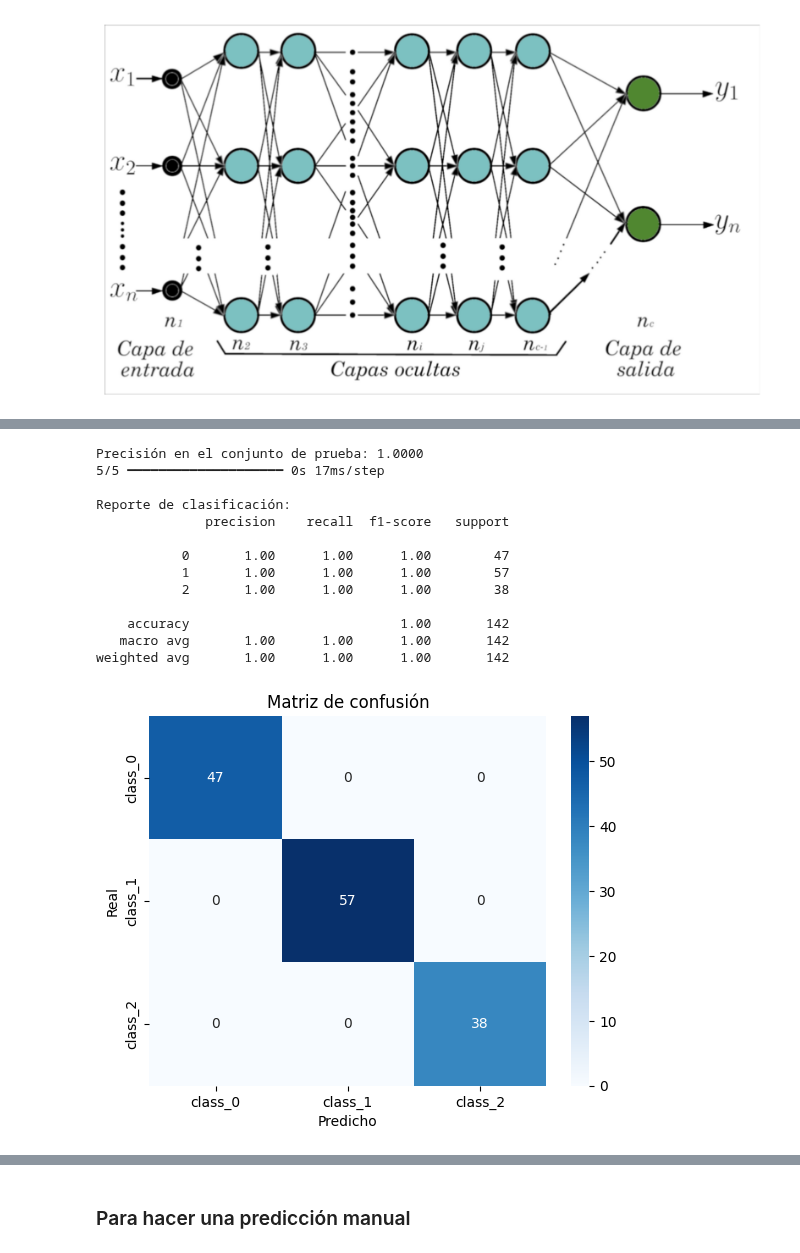
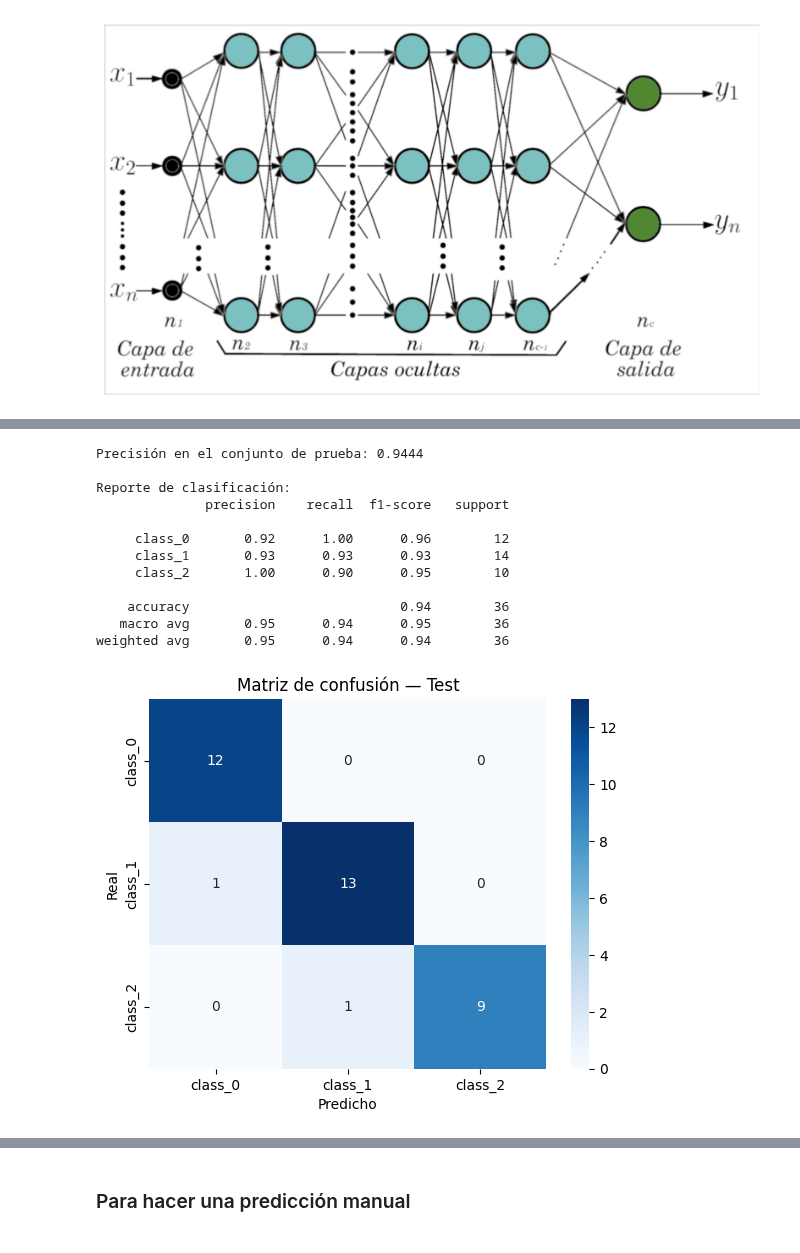
Before and after one commit to ednavivianasegura/Material_cursos_Evsa_Miuller, a Jupyter notebook: Modulo3_RedesNeuronales/RedesNeuronales_2026.ipynb, the cells around one changed output, grey strips where cells are left out. Saved outputs shown, nothing was run; the diff lists cells and outputs as text; code cells hidden in the pictures.

```diff
--- a/Modulo3_RedesNeuronales/RedesNeuronales_2026.ipynb
+++ b/Modulo3_RedesNeuronales/RedesNeuronales_2026.ipynb
@@ -277,7 +1019,9 @@ from tensorflow.keras.utils import to_categorical
 # %%
 # 2. Cargar un dataset con más de dos clases: Wine dataset
 from sklearn.datasets import load_wine
-data = load_wine()
+wine = load_wine(as_frame=True)
+df = wine.frame  # DataFrame completo con las 13 características y la columna 'target'
 
-X = pd.DataFrame(data.data, columns=data.feature_names)
-y = pd.Series(data.target, name='class')
+# Separar explícitamente X e y:
+X = df[wine.feature_names]  # Solo las características
+y = df['target']            # Solo la variable objetivo
@@ -393,35 +1584,39 @@ history = model.fit(X_train, y_train, epochs=50, batch_size=8, validation_split=
 # %%
-# 6. Evaluación en entrenemiento
-loss, acc = model.evaluate(X_train, y_train, verbose=0)
-print(f"\nPrecisión en el conjunto de prueba: {acc:.4f}")
+# 7. Evaluación en test
+test_loader = DataLoader(TensorDataset(X_test_t, y_test_t),
+                         batch_size=32, shuffle=False)
+test_loss_final, test_acc_final = evaluate_loader(test_loader)
+print(f"\nPrecisión en el conjunto de prueba: {test_acc_final:.4f}")
 
 # Predicciones y reporte
-y_pred_probs = model.predict(X_train)
-y_pred = np.argmax(y_pred_probs, axis=1)
-y_true = np.argmax(y_train, axis=1)
+model.eval()
+with torch.no_grad():
+    logits_test = model(X_test_t)
+y_pred = logits_test.argmax(1).numpy()
+y_true = y_test_t.numpy()
 
 print("\nReporte de clasificación:")
-print(classification_report(y_true, y_pred))
+print(classification_report(y_true, y_pred, target_names=data.target_names))
 
-# Matriz de confusión
+# Matriz de confusión — test
 cm = confusion_matrix(y_true, y_pred)
-sns.heatmap(cm, annot=True, fmt='d', cmap='Blues', xticklabels=data.target_names, yticklabels=data.target_names)
+sns.heatmap(cm, annot=True, fmt='d', cmap='Blues',
+            xticklabels=data.target_names, yticklabels=data.target_names)
 plt.xlabel("Predicho")
 plt.ylabel("Real")
-plt.title("Matriz de confusión")
+plt.title("Matriz de confusión — Test")
 plt.show()
 # %% [output]
-Precisión en el conjunto de prueba: 1.0000
-5/5 ━━━━━━━━━━━━━━━━━━━━ 0s 17ms/step
+Precisión en el conjunto de prueba: 0.9444
 
 Reporte de clasificación:
               precision    recall  f1-score   support
 
-           0       1.00      1.00      1.00        47
-           1       1.00      1.00      1.00        57
-           2       1.00      1.00      1.00        38
+     class_0       0.92      1.00      0.96        12
+     class_1       0.93      0.93      0.93        14
+     class_2       1.00      0.90      0.95        10
 
-    accuracy                           1.00       142
-   macro avg       1.00      1.00      1.00       142
-weighted avg       1.00      1.00      1.00       142
+    accuracy                           0.94        36
+   macro avg       0.95      0.94      0.95        36
+weighted avg       0.95      0.94      0.94        36
-[figure, old version]
+[figure, new version]
```
Also changed, not shown: parts of 26 cells of this notebook.
